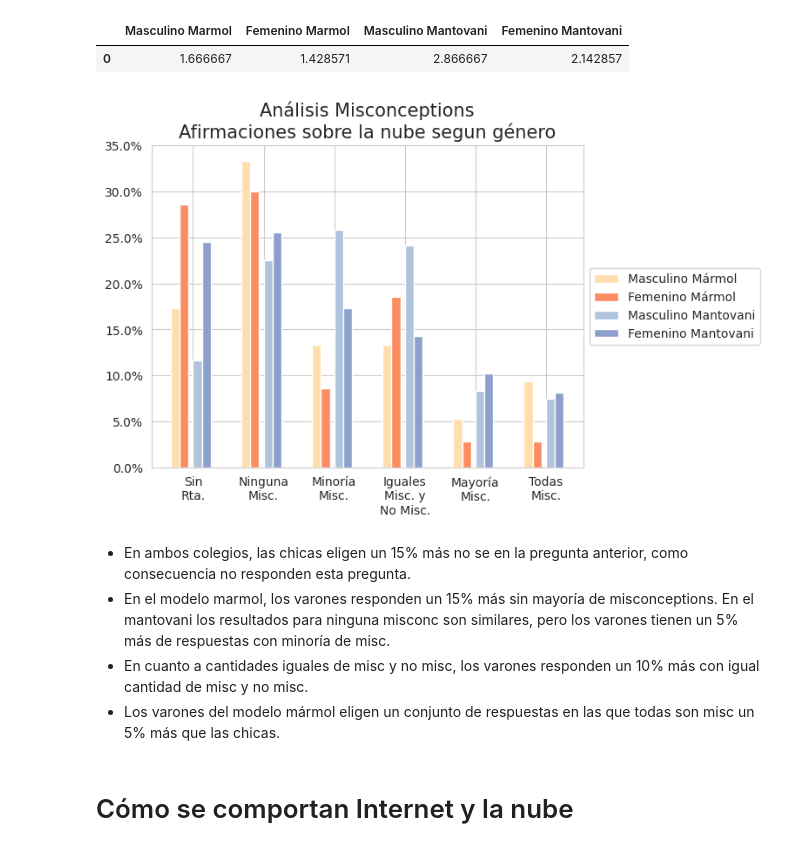
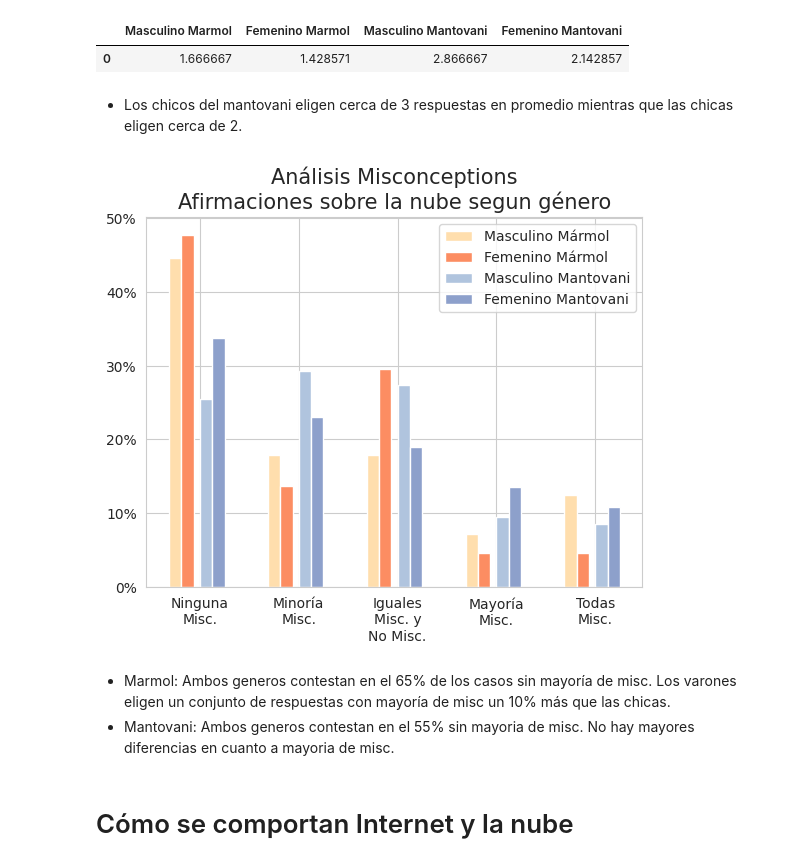
Before and after one commit to fedesassone/tesis, a Jupyter notebook: notebooks/misconceptions/Misconceptions.ipynb, the cells around one changed output. Drawn from its saved outputs; the diff is of its cells as text; code cells hidden in the pictures.

Commit message:
fix afirmaciones nube

```diff
--- a/notebooks/misconceptions/Misconceptions.ipynb
+++ b/notebooks/misconceptions/Misconceptions.ipynb
@@ -3179,6 +3171,8 @@ result.head()
 Promedio en cantidad de respuestas - Afirmaciones sobre la nube según género
 |  | Masculino Marmol | Femenino Marmol | Masculino Mantovani | Femenino Mantovani |
 | 0 | 1.666667 | 1.428571 | 2.866667 | 2.142857 |
+# %% [markdown]
+* Los chicos del mantovani eligen cerca de 3 respuestas en promedio mientras que las chicas eligen cerca de 2.
 # %%
 # Con misconception vs Sin Misconception - Agrupando No se - Afirmaciones sobre la nube
 data_marmol_mas = marmol[marmol['genero']=="Masculino"]["afirmaciones_nube"].str.replace(" ", "")
@@ -3240,49 +3234,49 @@ dfs = [result["Masculino Mármol"].apply(analizarMisc).value_counts(),
        result["Femenino Mantovani"].apply(analizarMisc).value_counts()]
 
 
 result = pd.concat(dfs, axis=1, ignore_index=True)
 result = result.rename(columns={0: "Masculino Mármol",
                                  1: "Femenino Mármol",
                                  2: "Masculino Mantovani",
                                  3: "Femenino Mantovani"})
 
 result = result.reindex(["Sin\nRta.",
                          "Ninguna\nMisc.",
                          "Minoría\nMisc.",
                          "Iguales\nMisc. y\nNo Misc.",
                          "Mayoría\nMisc.",
                          "Todas\nMisc."])
 
 # restamos las no respuestas de los valores null de los correspondientes colegios (!!! falta sumar los grados !!)
-result.at['Sin\nRta.', "Masculino Mármol"] = result.loc['Sin\nRta.',"Masculino Mármol"] - cant_mantovani  - cant_marmol_fem
-result.at['Sin\nRta.', "Femenino Mármol"] = result.loc['Sin\nRta.',"Femenino Mármol"] - cant_mantovani - cant_marmol_masc
-result.at['Sin\nRta.', "Masculino Mantovani"] = result.loc['Sin\nRta.',"Masculino Mantovani"] - cant_marmol - cant_mantovani_fem
-result.at['Sin\nRta.', "Femenino Mantovani"] = result.loc['Sin\nRta.',"Femenino Mantovani"] - cant_marmol - cant_mantovani_masc
+# result.at['Sin\nRta.', "Masculino Mármol"] = result.loc['Sin\nRta.',"Masculino Mármol"] - cant_mantovani  - cant_marmol_fem
+# result.at['Sin\nRta.', "Femenino Mármol"] = result.loc['Sin\nRta.',"Femenino Mármol"] - cant_mantovani - cant_marmol_masc
+# result.at['Sin\nRta.', "Masculino Mantovani"] = result.loc['Sin\nRta.',"Masculino Mantovani"] - cant_marmol - cant_mantovani_fem
+# result.at['Sin\nRta.', "Femenino Mantovani"] = result.loc['Sin\nRta.',"Femenino Mantovani"] - cant_marmol - cant_mantovani_masc
+
+result = result.drop('Sin\nRta.')
 
 bar_width = 0.25
 
-br1 = [1,3,5,7,9,11]
+br1 = [1,3,5,7,9]
 br2 = [x + bar_width for x in br1]
 br3 = [x + 1.5*bar_width for x in br2]
 br4 = [x + bar_width for x in br3]
 
-plt.bar(br1,result["Masculino Mármol"].div(cant_marmol_masc)      , width=bar_width, label = "Masculino Mármol"   , color='navajowhite')
-plt.bar(br2,result["Femenino Mármol"].div(cant_marmol_fem)        , width=bar_width, label = "Femenino Mármol"    , color='C1')
-plt.bar(br3,result["Masculino Mantovani"].div(cant_mantovani_masc), width=bar_width, label = "Masculino Mantovani", color='lightsteelblue')
-plt.bar(br4,result["Femenino Mantovani"].div(cant_mantovani_fem)  , width=bar_width, label = "Femenino Mantovani" , color='C2')
+plt.bar(br1,result["Masculino Mármol"]   .div(cant_marmol_masc - nube_nose_marmol_masc)      , width=bar_width, label = "Masculino Mármol"   , color='navajowhite')
+plt.bar(br2,result["Femenino Mármol"]    .div(cant_marmol_fem - nube_nose_marmol_fem)        , width=bar_width, label = "Femenino Mármol"    , color='C1')
+plt.bar(br3,result["Masculino Mantovani"].div(cant_mantovani_masc - nube_nose_mantovani_masc), width=bar_width, label = "Masculino Mantovani", color='lightsteelblue')
+plt.bar(br4,result["Femenino Mantovani"] .div(cant_mantovani_fem - nube_nose_mantovani_fem)  , width=bar_width, label = "Femenino Mantovani" , color='C2')
 
 plt.gca().yaxis.set_major_formatter(PercentFormatter(1))
 plt.title("Análisis Misconceptions\nAfirmaciones sobre la nube segun género", fontsize=15)
 plt.xticks([x + 2*bar_width for x in br1], result.index)
-plt.legend(loc='center left', bbox_to_anchor=(1, 0.5))
+plt.legend()
 plt.savefig('misconc_afirmaciones_nube_genero.png')
 # %% [output]
-[figure, old version]
+[figure, new version]
-# %% [markdown]
-* En ambos colegios, las chicas eligen un 15% más no se en la pregunta anterior, como consecuencia no responden esta pregunta.
-* En el modelo marmol, los varones responden un 15% más sin mayoría de misconceptions. En el mantovani los resultados para ninguna misconc son similares, pero los varones tienen un 5% más de respuestas con minoría de misc.
-* En cuanto a cantidades iguales de misc y no misc, los varones responden un 10% más con igual cantidad de misc y no misc.
-* Los varones del modelo mármol eligen un conjunto de respuestas en las que todas son misc un 5% más que las chicas.
+# %% [markdown]
+* Marmol: Ambos generos contestan en el 65% de los casos sin mayoría de misc.  Los varones eligen un conjunto de respuestas con mayoría de misc un 10% más que las chicas.
+* Mantovani: Ambos generos contestan en el 55% sin mayoria de misc. No hay mayores diferencias en cuanto a mayoria de misc.
 # %% [markdown]
 # Cómo se comportan Internet y la nube
 # %%
```
Also changed, not shown: parts of 7 cells of this notebook, 4 other files.
